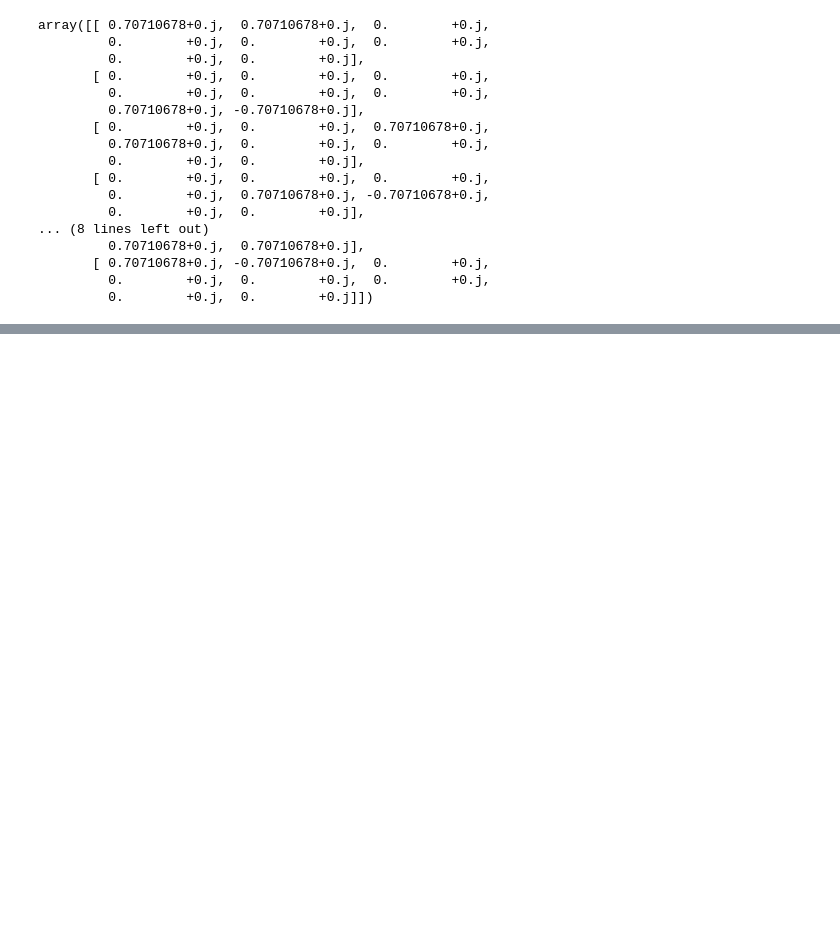
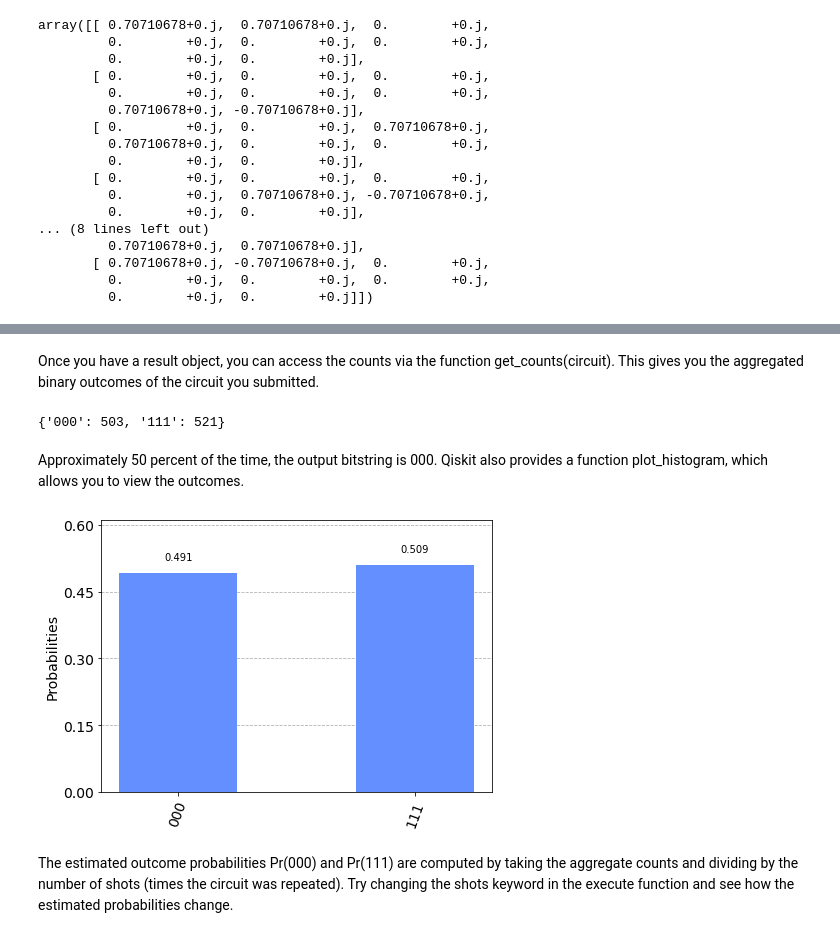
Before and after one commit to jonhealy1/learning-quantum, a Jupyter notebook: qiskit/circuit_basics.ipynb, the cells around one changed output, grey strips where cells are left out. Cells and saved outputs as stored; diff of their text form; code cells hidden in the pictures; blank space fills up the shorter version.

```diff
--- a/qiskit/circuit_basics.ipynb
+++ b/qiskit/circuit_basics.ipynb
@@ -104,0 +145,39 @@ array([[ 0.70710678+0.j,  0.70710678+0.j,  0.        +0.j,
+# %%
+# Adding the transpiler to reduce the circuit to QASM instructions
+# supported by the backend
+from qiskit import transpile
+
+# Use Aer's qasm_simulator
+from qiskit.providers.aer import QasmSimulator
+
+backend = QasmSimulator()
+
+# First we have to transpile the quantum circuit
+# to the low-level QASM instructions used by the
+# backend
+qc_compiled = transpile(qc, backend)
+
+# Execute the circuit on the qasm simulator.
+# We've set the number of repeats of the circuit
+# to be 1024, which is the default.
+job_sim = backend.run(qc_compiled, shots=1024)
+
+# Grab the results from the job.
+result_sim = job_sim.result()
+# %% [markdown]
+
+Once you have a result object, you can access the counts via the function get_counts(circuit). This gives you the aggregated binary outcomes of the circuit you submitted.
+# %%
+counts = result_sim.get_counts(qc_compiled)
+print(counts)
+# %% [output]
+{'000': 503, '111': 521}
+# %% [markdown]
+Approximately 50 percent of the time, the output bitstring is 000. Qiskit also provides a function plot_histogram, which allows you to view the outcomes.
+# %%
+from qiskit.visualization import plot_histogram
+plot_histogram(counts)
+# %% [output]
+[figure, added]
+# %% [markdown]
+The estimated outcome probabilities Pr(000) and Pr(111) are computed by taking the aggregate counts and dividing by the number of shots (times the circuit was repeated). Try changing the shots keyword in the execute function and see how the estimated probabilities change.
```
Also changed, not shown: parts of 4 cells of this notebook.
